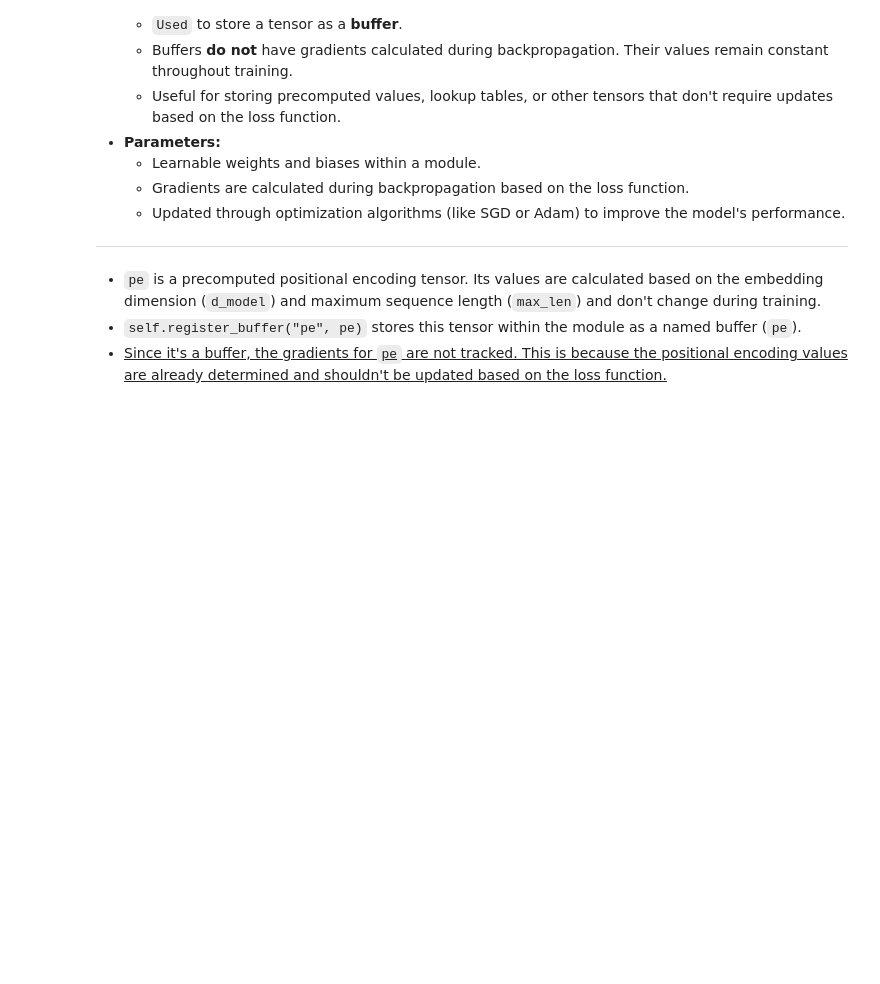
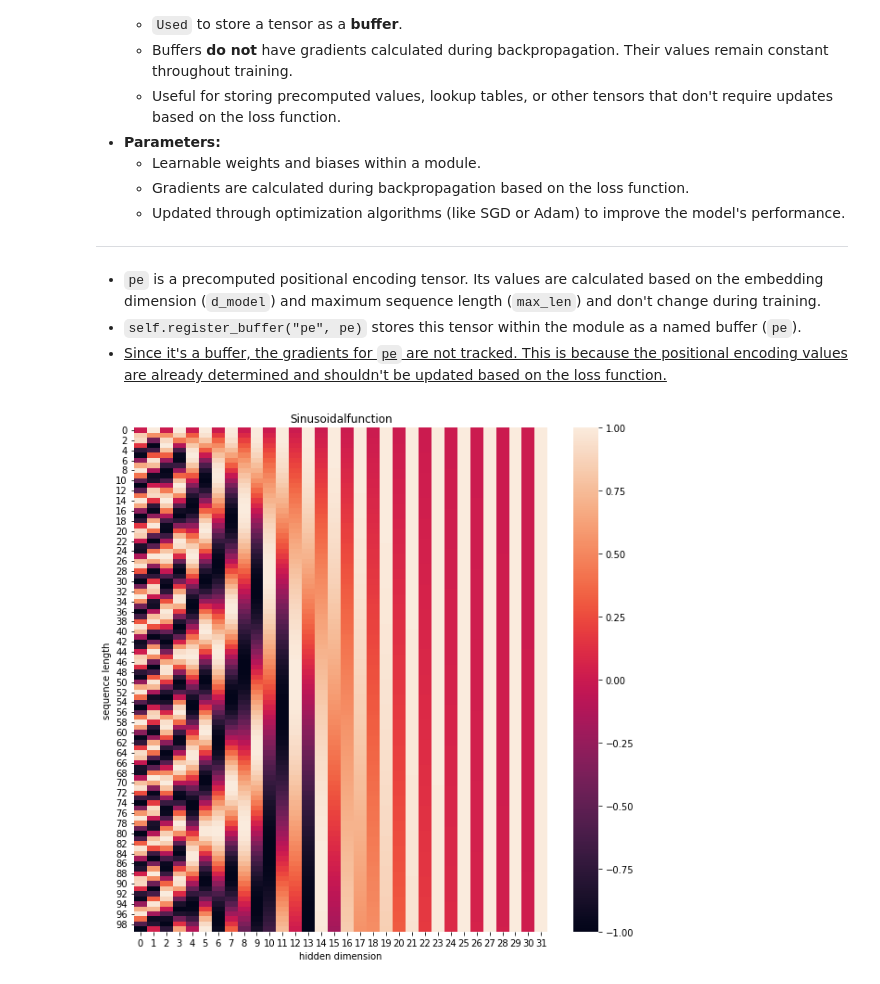
Before and after one commit to loveplay1983/transformer-study-xuan, a Jupyter notebook: transformer-study/transformer-english-chinese/transformer-english-chinese-test.ipynb, the cells around one changed output. Cells and saved outputs as stored; diff of their text form; code cells hidden in the pictures; blank space fills up the shorter version.

```diff
--- a/transformer-study/transformer-english-chinese/transformer-english-chinese-test.ipynb
+++ b/transformer-study/transformer-english-chinese/transformer-english-chinese-test.ipynb
@@ -412,4 +434,12 @@ ___
 - <u>Since it's a buffer, the gradients for `pe` are not tracked. This is because the positional encoding values are already determined and shouldn't be updated based on the loss function.</u>
 # %%
 pe = PositionalEncoding(32, 0, 100)  # d_model, dropout-ratio, max_len
-positional_encoding = pe.forward(Variable(torch.zeros(1, 100, 32))) # sequence length, d_model
+positional_encoding = pe.forward(Variable(torch.zeros(1, 100, 32, device=DEVICE))) # sequence length, d_model
+plt.figure(figsize=(10, 10))
+sns.heatmap(positional_encoding.squeeze().cpu()) # 100*32 matrix
+plt.title("Sinusoidalfunction")
+plt.xlabel("hidden dimension")
+plt.ylabel("sequence length")
+None
+# %% [output]
+[figure, added]
```
Also changed, not shown: parts of 9 cells of this notebook.
